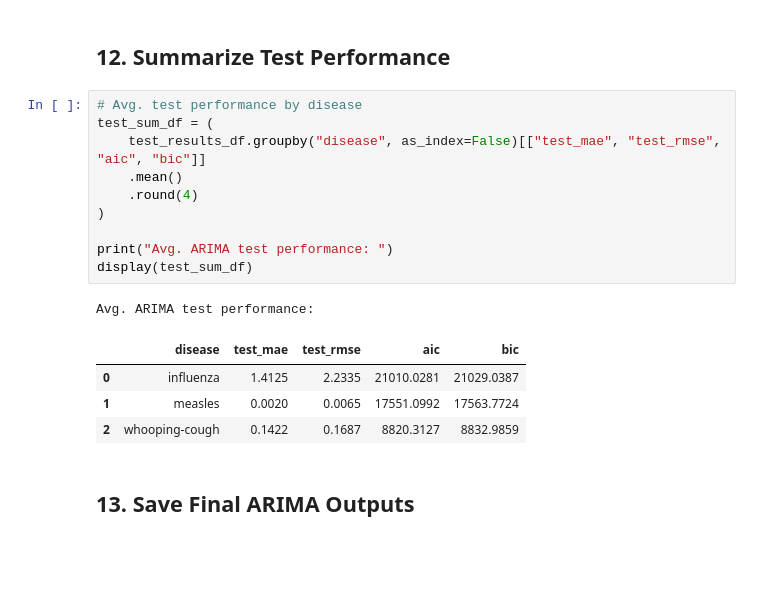
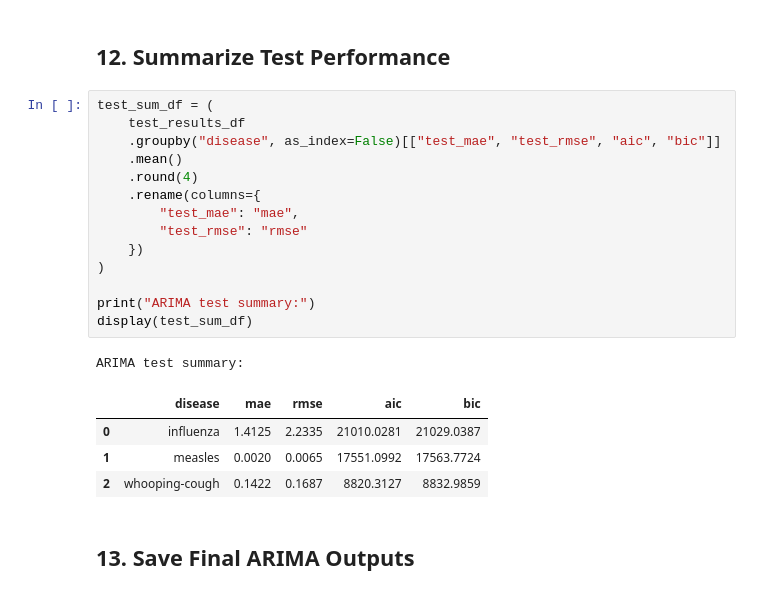
Before and after one commit to payalpt/AAI-590-capstone-canadian-health, a Jupyter notebook: 03A_ARIMA_model_colab.ipynb, the cells around one changed output. Saved outputs shown, nothing was run; the diff lists cells and outputs as text; blank space fills up the shorter version.

```diff
--- a/03A_ARIMA_model_colab.ipynb
+++ b/03A_ARIMA_model_colab.ipynb
@@ -643,18 +639,22 @@ Test shape: (4, 8)
 # %% [markdown]
 ## 12. Summarize Test Performance
 # %%
-# Avg. test performance by disease
 test_sum_df = (
-    test_results_df.groupby("disease", as_index=False)[["test_mae", "test_rmse", "aic", "bic"]]
+    test_results_df
+    .groupby("disease", as_index=False)[["test_mae", "test_rmse", "aic", "bic"]]
     .mean()
     .round(4)
+    .rename(columns={
+        "test_mae": "mae",
+        "test_rmse": "rmse"
+    })
 )
 
-print("Avg. ARIMA test performance: ")
+print("ARIMA test summary:")
 display(test_sum_df)
 # %% [output]
-Avg. ARIMA test performance:
+ARIMA test summary:
-|  | disease | test_mae | test_rmse | aic | bic |
+|  | disease | mae | rmse | aic | bic |
 | 0 | influenza | 1.4125 | 2.2335 | 21010.0281 | 21029.0387 |
 | 1 | measles | 0.0020 | 0.0065 | 17551.0992 | 17563.7724 |
 | 2 | whooping-cough | 0.1422 | 0.1687 | 8820.3127 | 8832.9859 |
```
Also changed, not shown: parts of 6 cells of this notebook.
